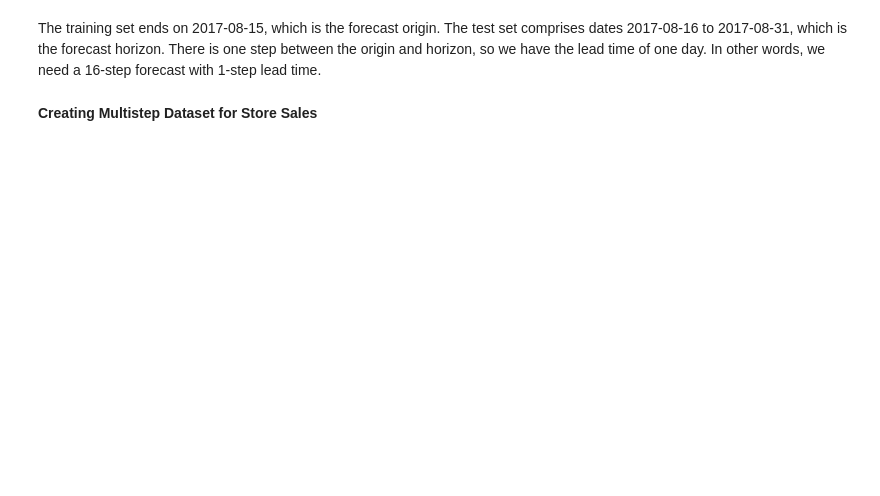
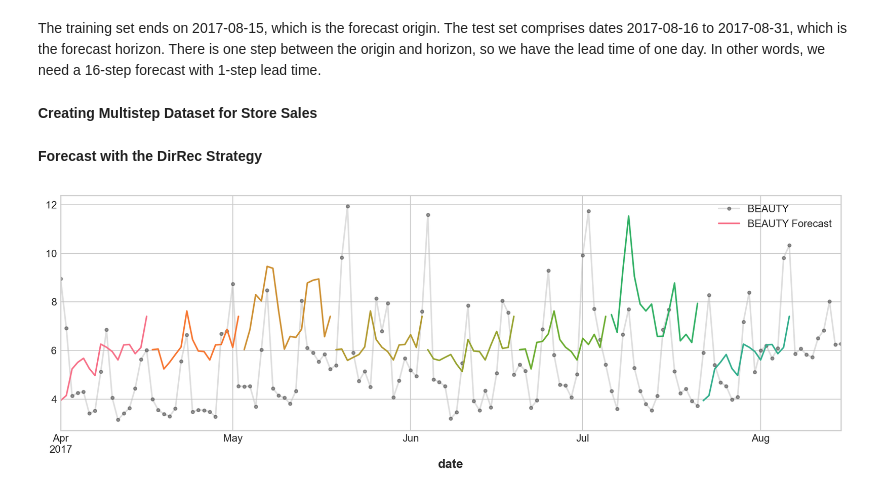
Before and after one commit to Eva088/Time-Series-Forecasting, a Jupyter notebook: Time Series Forecasting/Data&Files/Store Sales-Forecasting With Machine Learning.ipynb, the cells around one changed output. Cells and saved outputs as stored; diff of their text form; code cells hidden in the pictures; blank space fills up the shorter version.

Commit message:
Created a DiRec model and plotted the predictions for the  family 'Beauty'

```diff
--- a/Time Series Forecasting/Data&Files/Store Sales-Forecasting With Machine Learning.ipynb
+++ b/Time Series Forecasting/Data&Files/Store Sales-Forecasting With Machine Learning.ipynb
@@ -60,0 +78,68 @@ def make_multistep_target(ts, steps):
+# %%
+le = LabelEncoder()
+X = (X
+    .stack('family')  # wide to long
+    .reset_index('family')  # convert index to column
+    .assign(family=lambda x: le.fit_transform(x.family))  # label encode
+)
+y= y.stack('family')  # wide to long
+
+display(y)
+# %% [markdown]
+**Forecast with the DirRec Strategy**
+# %%
+from sklearn.multioutput import RegressorChain
+model = RegressorChain(base_estimator= XGBRegressor())
+model.fit(X,y)
+
+y_pred = pd.DataFrame(
+    model.predict(X),
+    index = y.index,
+    columns = y.columns
+).clip(0.0)
+# %%
+
+FAMILY = 'BEAUTY'
+START = '2017-04-01'
+EVERY = 16
+
+# Set Matplotlib defaults
+plt.style.use("seaborn-v0_8-whitegrid")
+plt.rc("figure", autolayout=True, figsize=(11, 4))
+plt.rc(
+    "axes",
+    labelweight="bold",
+    labelsize="large",
+    titleweight="bold",
+    titlesize=16,
+    titlepad=10,
+)
+plot_params = dict(
+    color="0.75",
+    style=".-",
+    markeredgecolor="0.25",
+    markerfacecolor="0.25",
+)
+%config InlineBackend.figure_format = 'retina'
+def plot_multistep(y, every=1, ax=None, palette_kwargs=None):
+    palette_kwargs_ = dict(palette='husl', n_colors=16, desat=None)
+    if palette_kwargs is not None:
+        palette_kwargs_.update(palette_kwargs)
+    palette = sns.color_palette(**palette_kwargs_)
+    if ax is None:
+        fig, ax = plt.subplots()
+    ax.set_prop_cycle(plt.cycler('color', palette))
+    for date, preds in y[::every].iterrows():
+        preds.index = pd.period_range(start=date, periods=len(preds))
+        preds.plot(ax=ax)
+    return ax
+
+y_pred_ = y_pred.xs(FAMILY, level='family', axis=0).loc[START:]
+y_ = family_sales.loc[START:, 'sales'].loc[:, FAMILY]
+
+fig, ax = plt.subplots(1, 1, figsize=(11, 4))
+ax = y_.plot(**plot_params, ax=ax, alpha=0.5)
+ax = plot_multistep(y_pred_, ax=ax, every=EVERY)
+_ = ax.legend([FAMILY, FAMILY + ' Forecast'])
+# %% [output]
+[figure, added]
```
Also changed, not shown: parts of 3 cells of this notebook.
